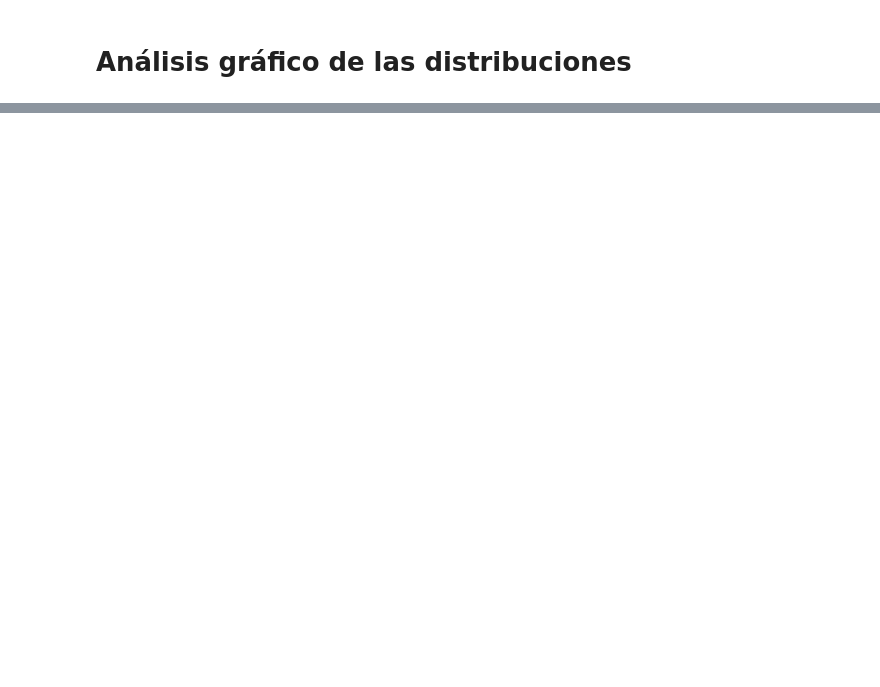
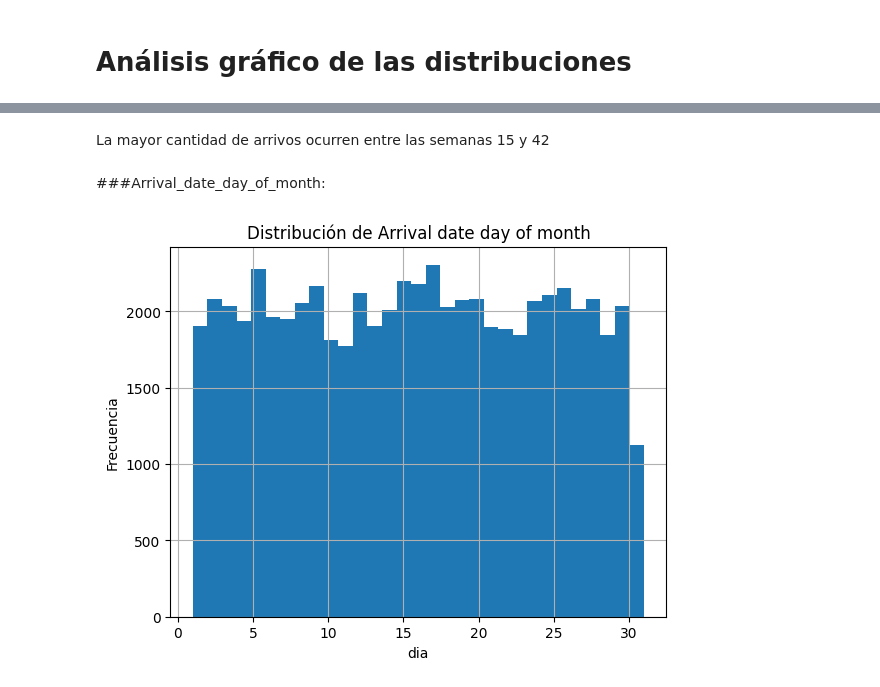
Before and after one commit to FranGuti/7506R-1C2023-GRUPO34, a Jupyter notebook: 7506R_TP1_GRUPO34_CHP1_ENTREGA.ipynb, the cells around one changed output, grey strips where cells are left out. Saved outputs shown, nothing was run; the diff lists cells and outputs as text; code cells hidden in the pictures; blank space fills up the shorter version.

```diff
--- a/7506R_TP1_GRUPO34_CHP1_ENTREGA.ipynb
+++ b/7506R_TP1_GRUPO34_CHP1_ENTREGA.ipynb
@@ -497,0 +554,13 @@ Name: reservation_status_date, Length: 915, dtype: int64
+# %% [markdown]
+La mayor cantidad de arrivos ocurren entre las semanas 15 y 42
+# %% [markdown]
+###Arrival_date_day_of_month:
+# %%
+plt.title('Distribución de Arrival date day of month')
+plt.hist(archivo_train['arrival_date_day_of_month'], bins = 31 , alpha = 1)
+plt.xlabel("dia")
+plt.ylabel("Frecuencia")
+plt.grid(True)
+plt.show()
+# %% [output]
+[figure, added]
```
Also changed, not shown: parts of 63 cells of this notebook.
